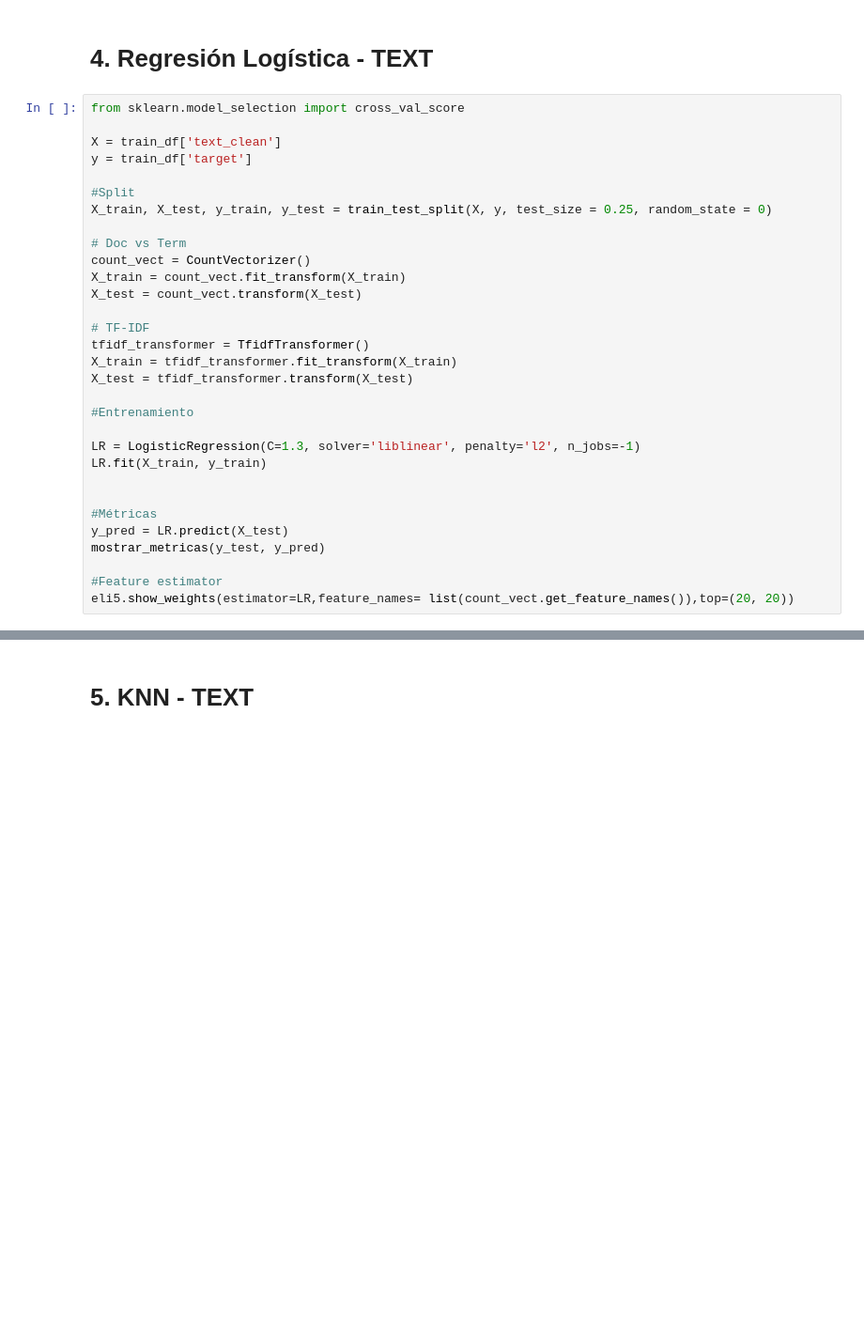
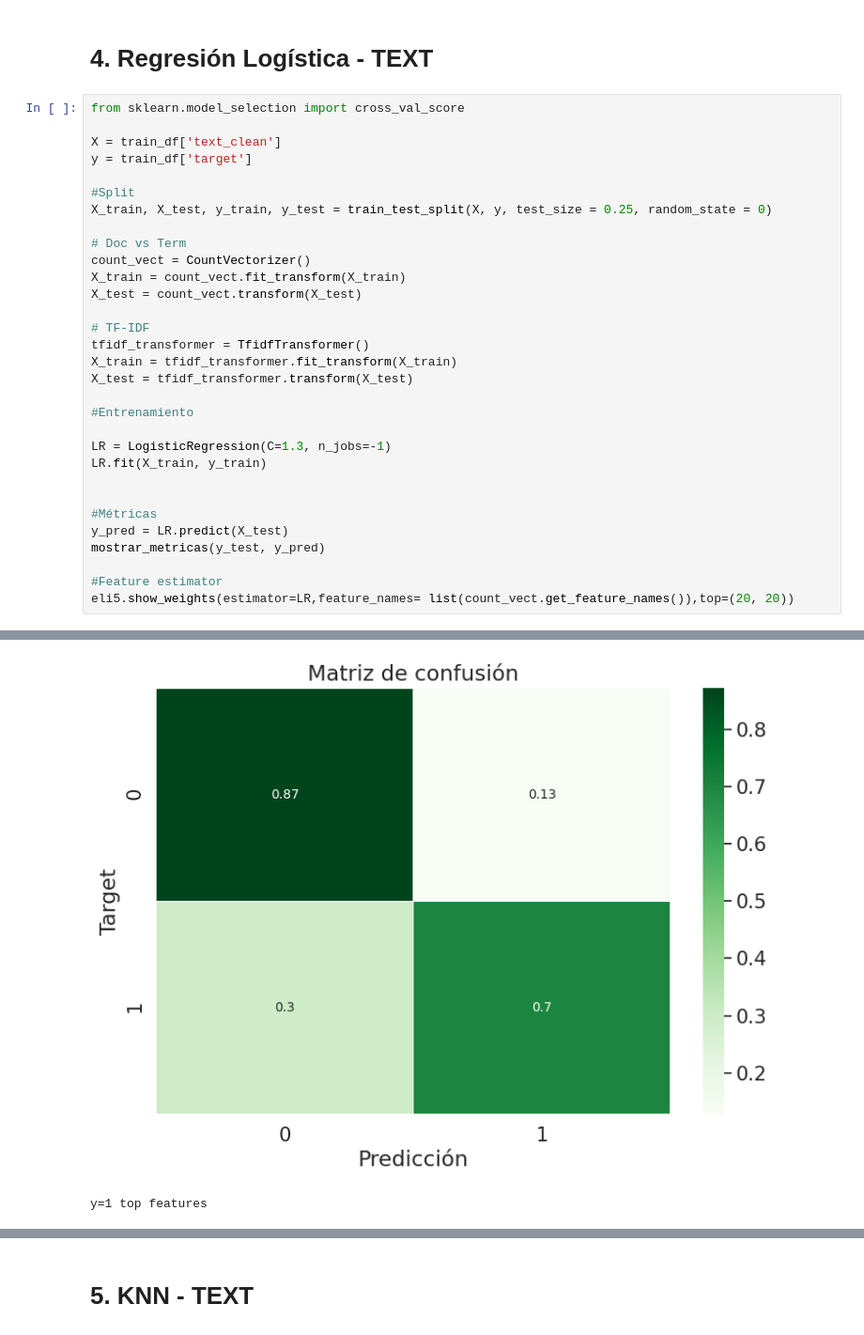
Before and after one commit to delpinor/datos7506, a Jupyter notebook: TP2 - ML.ipynb, the cells around one changed output, grey strips where cells are left out. Shown at 94% size. Saved outputs shown, nothing was run; the diff lists cells and outputs as text; blank space fills up the shorter version.

```diff
--- a/TP2 - ML.ipynb
+++ b/TP2 - ML.ipynb
@@ -958,7 +1040,7 @@ X_test = tfidf_transformer.transform(X_test)
 
 #Entrenamiento
 
-LR = LogisticRegression(C=1.3, solver='liblinear', penalty='l2', n_jobs=-1)
+LR = LogisticRegression(C=1.3, n_jobs=-1)
 LR.fit(X_train, y_train)
 
 
@@ -973,0 +1069,2 @@ eli5.show_weights(estimator=LR,feature_names= list(count_vect.get_feature_names(
+[figure, added]
+y=1 top features
```
Also changed, not shown: parts of 10 cells of this notebook, 3 other files.
